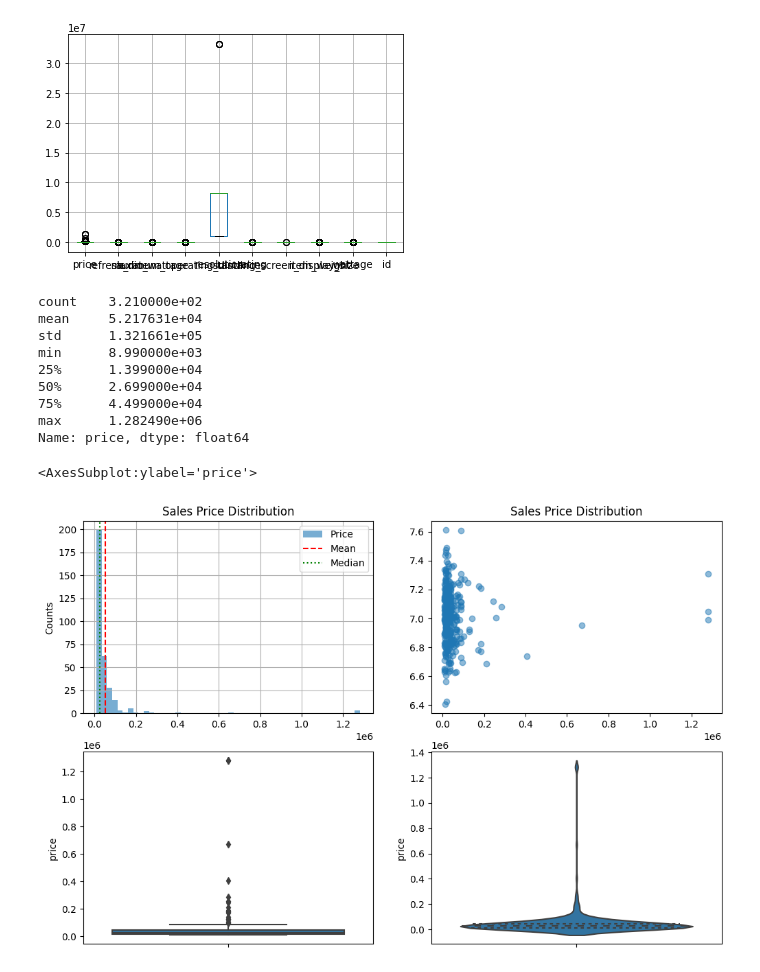
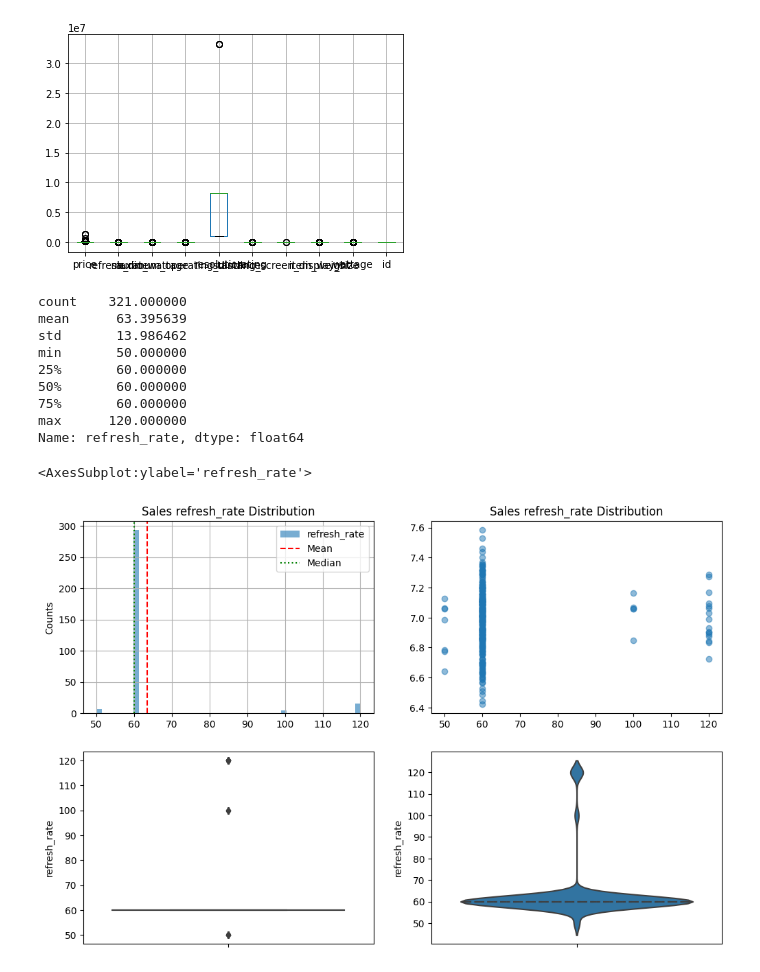
Before and after one commit to AjayKumarChintada/prodcut_recommend, a Jupyter notebook: notebooks/preprocessing.ipynb, the cells around one changed output. Saved outputs shown, nothing was run; the diff lists cells and outputs as text; code cells hidden in the pictures.

```diff
--- a/notebooks/preprocessing.ipynb
+++ b/notebooks/preprocessing.ipynb
@@ -335,41 +335,41 @@ df.boxplot()
 # df
 # df.groupby('Name').Zscore.plot.kde()
 # %%
-df.price.describe()
+df.refresh_rate.describe()
 # %% [output]
-count    3.210000e+02
-mean     5.217631e+04
-std      1.321661e+05
-min      8.990000e+03
-25%      1.399000e+04
-50%      2.699000e+04
-75%      4.499000e+04
-max      1.282490e+06
-Name: price, dtype: float64
+count    321.000000
+mean      63.395639
+std       13.986462
+min       50.000000
+25%       60.000000
+50%       60.000000
+75%       60.000000
+max      120.000000
+Name: refresh_rate, dtype: float64
 # %%
 import matplotlib.pyplot as plt
 plt.figure(figsize=(12, 8))
 
 plt.subplot(2, 2, 1)
-df['price'].hist(bins=50, label='Price', alpha=0.6)
-plt.axvline(np.mean(df['price']), ls='--', c='r', label="Mean")
-plt.axvline(np.median(df['price']), ls=':', c='g', label="Median")
+df['refresh_rate'].hist(bins=50, label='refresh_rate', alpha=0.6)
+plt.axvline(np.mean(df['refresh_rate']), ls='--', c='r', label="Mean")
+plt.axvline(np.median(df['refresh_rate']), ls=':', c='g', label="Median")
 plt.ylabel("Counts")
-plt.title("Sales Price Distribution")
+plt.title("Sales refresh_rate Distribution")
 plt.legend()
 
 plt.subplot(2, 2, 2)
-plt.scatter(df['price'], np.random.normal(7, 0.2, size=df.shape[0]), alpha=0.5)
-plt.title("Sales Price Distribution")
+plt.scatter(df['refresh_rate'], np.random.normal(7, 0.2, size=df.shape[0]), alpha=0.5)
+plt.title("Sales refresh_rate Distribution")
 
 plt.subplot(2, 2, 3)
-sns.boxplot(y="price", data=df)
+sns.boxplot(y="refresh_rate", data=df)
 
 plt.subplot(2, 2, 4)
-sns.violinplot(y="price", data=df, inner="quartile", bw=0.2)
+sns.violinplot(y="refresh_rate", data=df, inner="quartile", bw=0.2)
 # %% [output]
-<AxesSubplot:ylabel='price'>
+<AxesSubplot:ylabel='refresh_rate'>
-[figure, old version]
+[figure, new version]
 # %%
 from scipy.stats import norm
 from scipy.stats import multivariate_normal as mn
```
Also changed, not shown: parts of 1 cell of this notebook.
